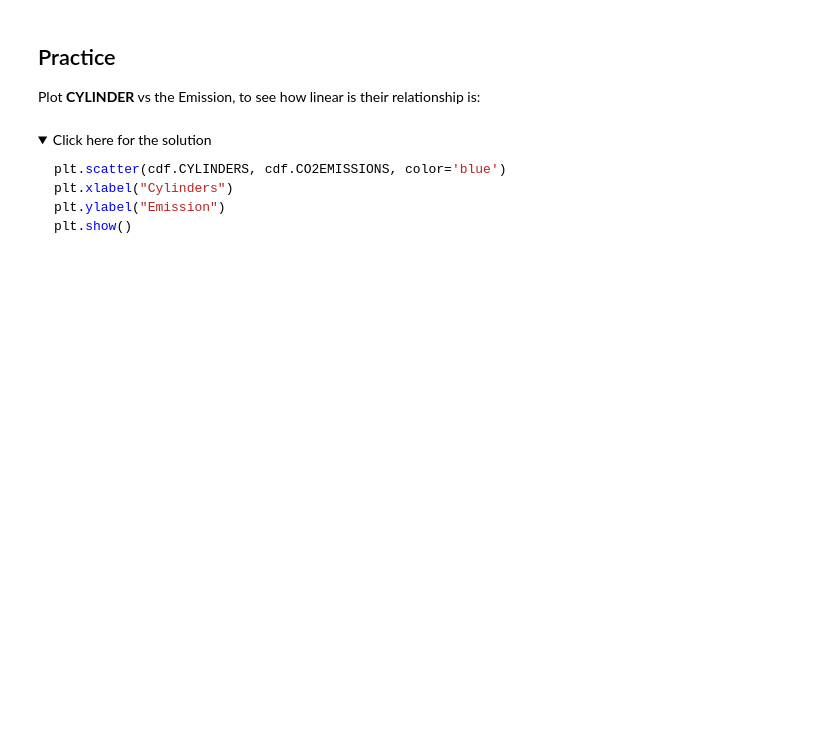
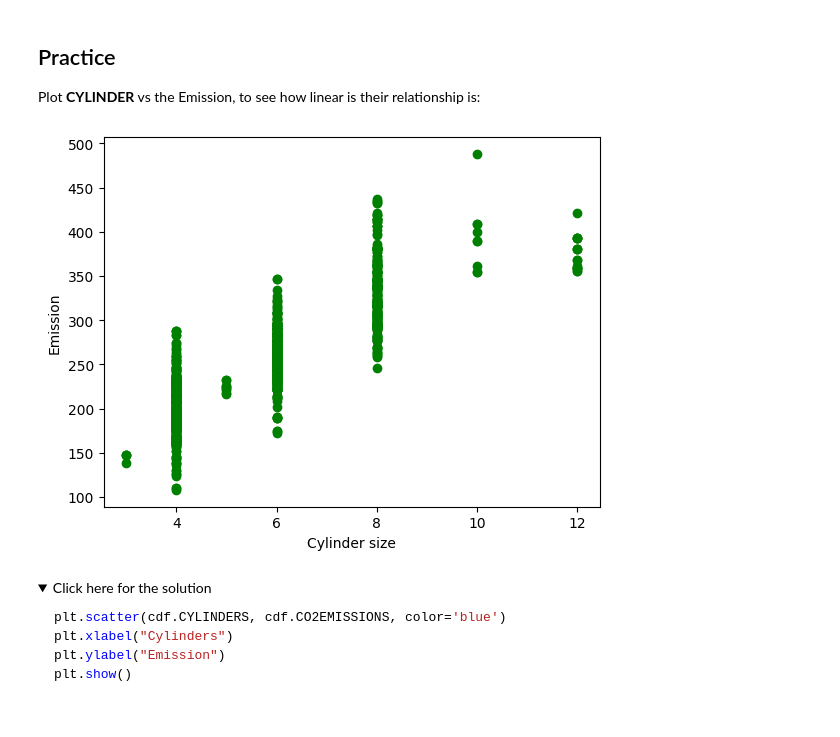
Before and after one commit to er-prateek-tripathi/Machine_Learning, a Jupyter notebook: IBM AI Engineering/Course-1-Machine Learning with Python/ML0101-Reg-Simple-Linear-Regression-Co2.ipynb, the cells around one changed output. Cells and saved outputs as stored; diff of their text form; code cells hidden in the pictures; folded sections open; blank space fills up the shorter version.

```diff
--- a/IBM AI Engineering/Course-1-Machine Learning with Python/ML0101-Reg-Simple-Linear-Regression-Co2.ipynb
+++ b/IBM AI Engineering/Course-1-Machine Learning with Python/ML0101-Reg-Simple-Linear-Regression-Co2.ipynb
@@ -114,3 +138,13 @@ Plot __CYLINDER__ vs the Emission, to see how linear is their relationship is:
+# %%
+# write your code here
+
+
+plt.scatter(cdf.CYLINDERS, cdf.CO2EMISSIONS,  color='green')
+plt.xlabel("Cylinder size")
+plt.ylabel("Emission")
+plt.show()
+# %% [output]
+[figure, added]
 # %% [markdown]
 <details><summary>Click here for the solution</summary>
 
```
Also changed, not shown: parts of 23 cells of this notebook.
